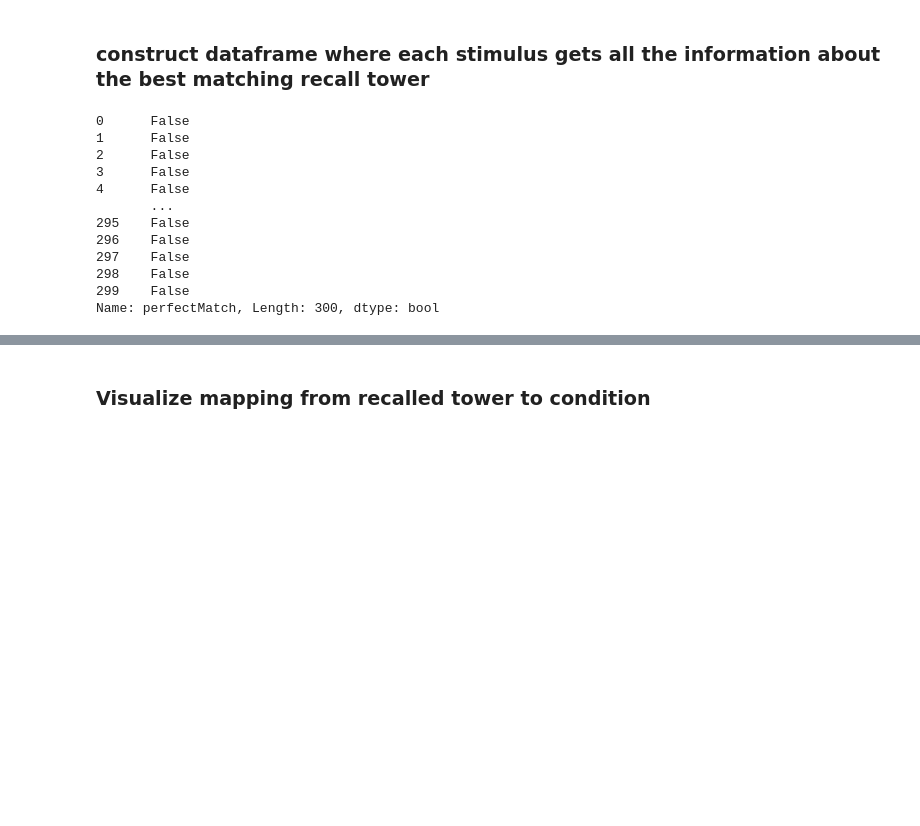
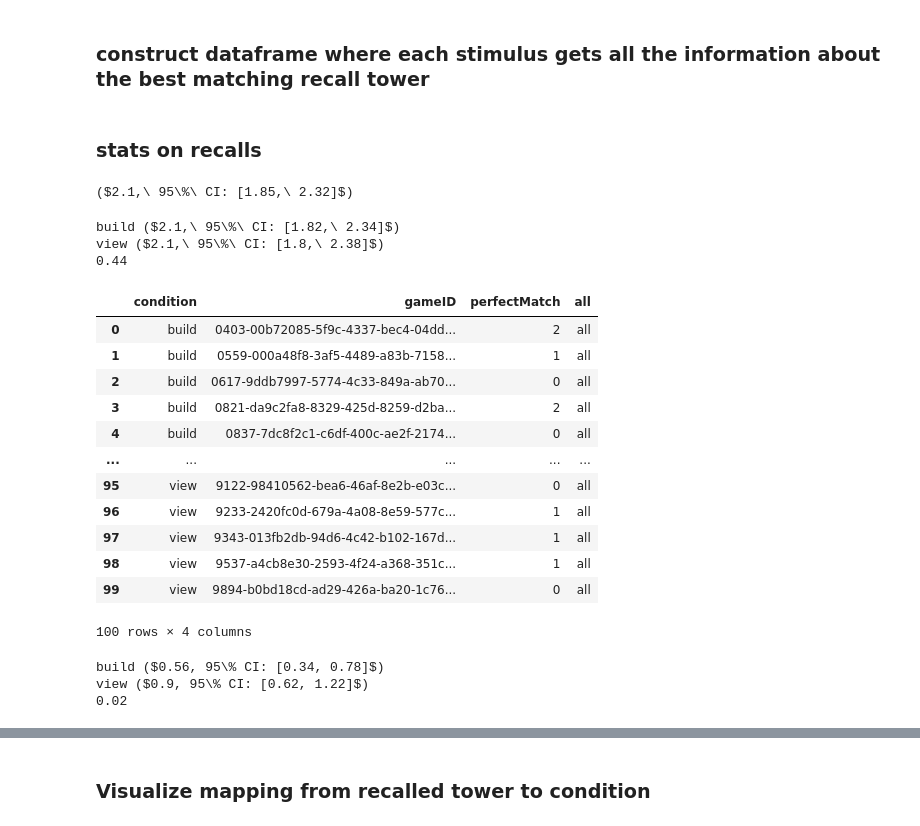
Before and after one commit to cogtoolslab/zipping, a Jupyter notebook: analysis/build_components/recall_vss/build_components_build_recall_analysis.ipynb, the cells around one changed output, grey strips where cells are left out. Drawn from its saved outputs; the diff is of its cells as text; code cells hidden in the pictures; blank space fills up the shorter version.

```diff
--- a/analysis/build_components/recall_vss/build_components_build_recall_analysis.ipynb
+++ b/analysis/build_components/recall_vss/build_components_build_recall_analysis.ipynb
@@ -1074,18 +1158,6 @@ for threshold in list(np.arange(0.1,1,0.05)):
 
 df_learn_unique_paired.loc[:, 'matched_to_any'] = df_learn_unique_paired['bestMatchF1'] > 0
 # %%
-df_learn_unique_paired.perfectMatch
+df_learn_unique_paired.loc[:,'perfectMatch'] = df_learn_unique_paired.bestMatchF1 == 1
+df_learn_unique_paired.loc[:,'perfectly_recalled'] = df_learn_unique_paired.bestMatchF1 == 1
-# %% [output]
-0      False
-1      False
-2      False
-3      False
-4      False
-       ...
-295    False
-296    False
-297    False
-298    False
-299    False
-Name: perfectMatch, Length: 300, dtype: bool
 # %%
@@ -1092,0 +1166,49 @@ df_learn_unique_paired.to_csv('{}/df_learn_unique_paired.csv'.format(experiment_
+# %% [markdown]
+### stats on recalls
+# %%
+# number of towers
+df_all_unique_recalls = df_learn_unique_paired.groupby(['condition','gameID'])['matched_to_any'].sum().reset_index()
+df_all_unique_recalls.loc[:,'all'] = 'all'
+
+all_recall_dist, all_recall_mean = parallel_bootstrap(df_all_unique_recalls,
+                   bootstrap_column = 'gameID',
+                   condition_column = 'all',
+                   value_columns = ['matched_to_any'],
+                  )
+
+print('(${:.3g},\ 95\%\ CI: [{:.3g},\ {:.3g}]$)'.format(all_recall_mean['all'], *bootstrapped_ci(all_recall_dist['all'])))
+# %% [output]
+($2.1,\ 95\%\ CI: [1.85,\ 2.32]$)
+# %%
+condition_recall_dist, condition_recall_mean = parallel_bootstrap(df_all_unique_recalls,
+                   bootstrap_column = 'gameID',
+                   condition_column = 'condition',
+                   value_columns = ['matched_to_any'],
+                  )
+
+print('build (${:.3g},\ 95\%\ CI: [{:.3g},\ {:.3g}]$)'.format(condition_recall_mean['build'], *bootstrapped_ci(condition_recall_dist['build'])))
+print('view (${:.3g},\ 95\%\ CI: [{:.3g},\ {:.3g}]$)'.format(condition_recall_mean['view'], *bootstrapped_ci(condition_recall_dist['view'])))
+
+print(p_val(condition_recall_dist['view'], condition_recall_dist['build']))
+# %% [output]
+build ($2.1,\ 95\%\ CI: [1.82,\ 2.34]$)
+view ($2.1,\ 95\%\ CI: [1.8,\ 2.38]$)
+0.44
+# %%
+df_perfs = df_learn_unique_paired.groupby(['condition','gameID'])['perfectMatch'].sum().reset_index()
+df_perfs.loc[:,'all'] = 'all'
+df_perfs
+# %% [output]
+|  | condition | gameID | perfectMatch | all |
+| 0 | build | 0403-00b72085-5f9c-4337-bec4-04dd... | 2 | all |
+| 1 | build | 0559-000a48f8-3af5-4489-a83b-7158... | 1 | all |
+| 2 | build | 0617-9ddb7997-5774-4c33-849a-ab70... | 0 | all |
+| 3 | build | 0821-da9c2fa8-8329-425d-8259-d2ba... | 2 | all |
+| 4 | build | 0837-7dc8f2c1-c6df-400c-ae2f-2174... | 0 | all |
+| ... | ... | ... | ... | ... |
+| 95 | view | 9122-98410562-bea6-46af-8e2b-e03c... | 0 | all |
+| 96 | view | 9233-2420fc0d-679a-4a08-8e59-577c... | 1 | all |
+| 97 | view | 9343-013fb2db-94d6-4c42-b102-167d... | 1 | all |
+| 98 | view | 9537-a4cb8e30-2593-4f24-a368-351c... | 1 | all |
+| 99 | view | 9894-b0bd18cd-ad29-426a-ba20-1c76... | 0 | all |
+100 rows × 4 columns
@@ -1092,0 +1223,12 @@ df_learn_unique_paired.to_csv('{}/df_learn_unique_paired.csv'.format(experiment_
+# %%
+print('build (${:.3g}, 95\% CI: [{:.3g}, {:.3g}]$)'.format(perfs_mean['build'], *bootstrapped_ci(perfs_dist['build'])))
+print('view (${:.3g}, 95\% CI: [{:.3g}, {:.3g}]$)'.format(perfs_mean['view'], *bootstrapped_ci(perfs_dist['view'])))
+
+
+# p_val(dists['view'], dists['build'])
+
+print(p_val(perfs_dist['view'], perfs_dist['build']))
+# %% [output]
+build ($0.56, 95\% CI: [0.34, 0.78]$)
+view ($0.9, 95\% CI: [0.62, 1.22]$)
+0.02
```
Also changed, not shown: parts of 19 cells of this notebook, 10 other files.
